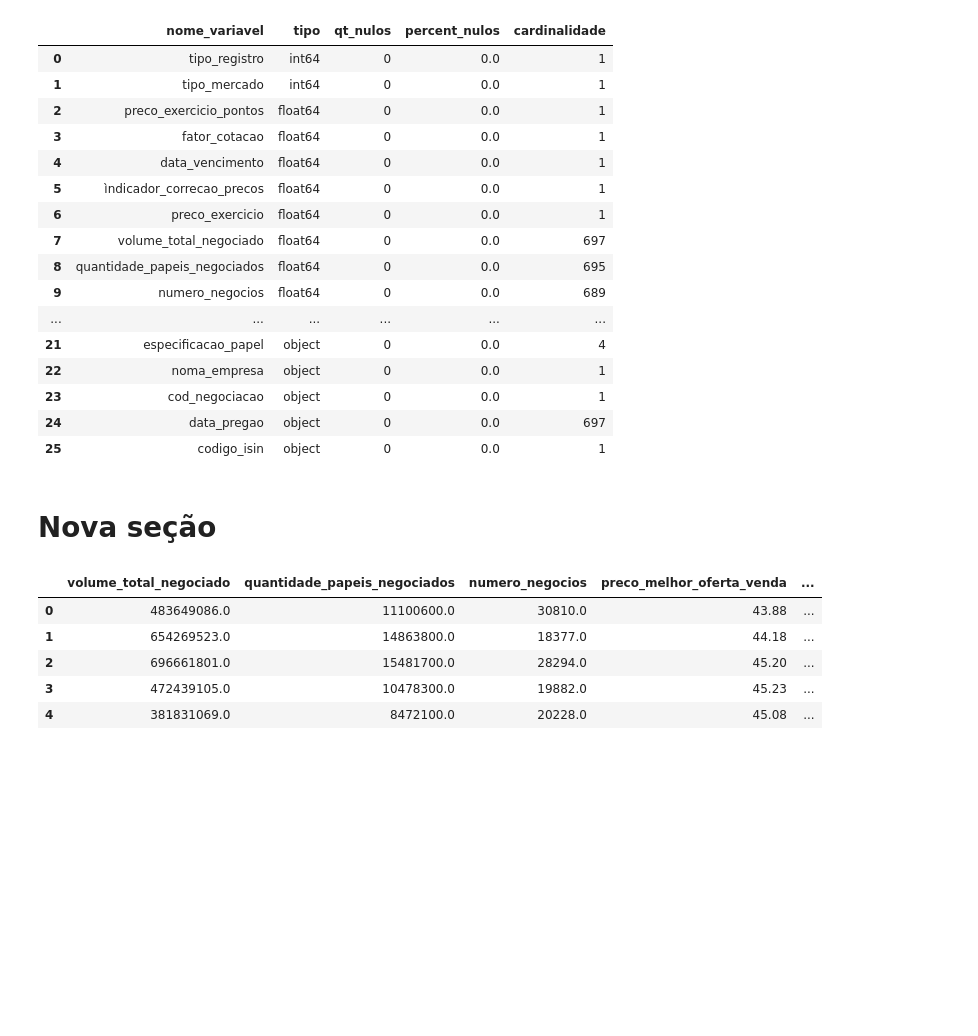
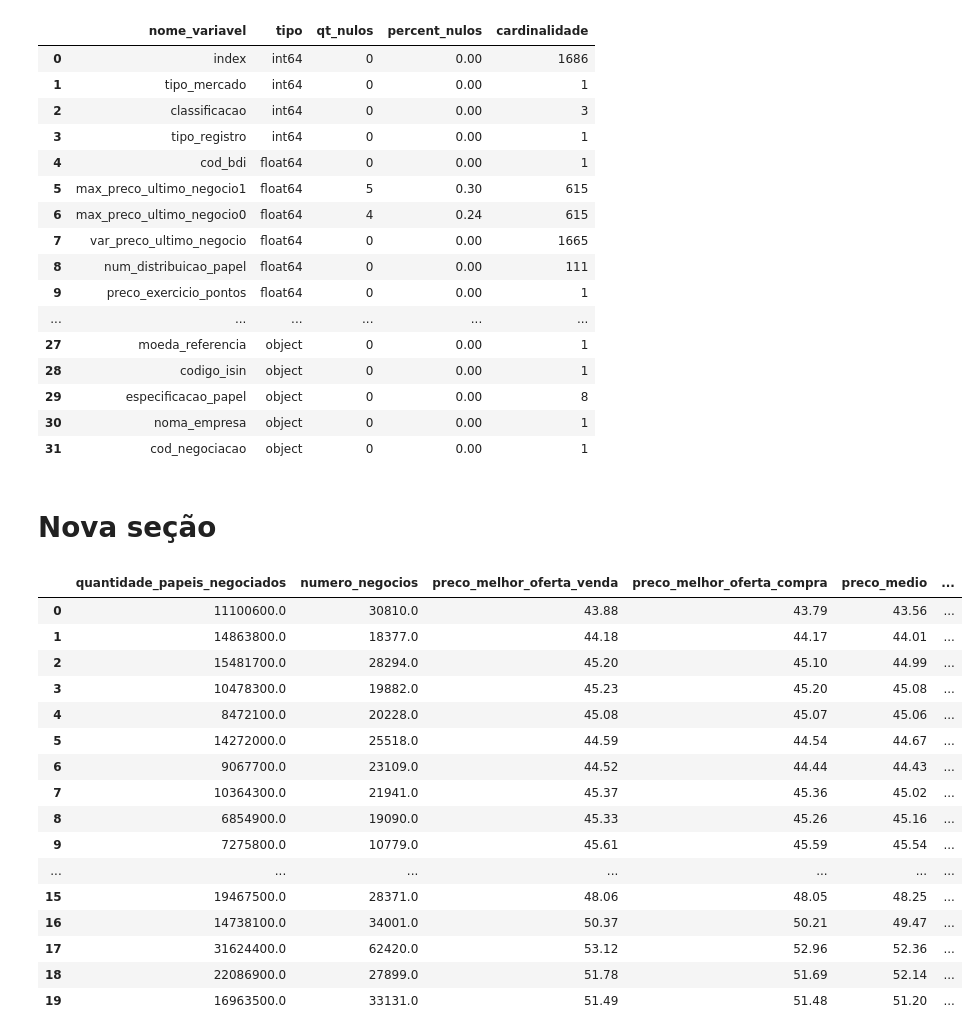
Before and after one commit to MatheusHenriqueDaSilva/data_science, a Jupyter notebook: Untitled11.ipynb, the cells around one changed output. Cells and saved outputs as stored; diff of their text form; code cells hidden in the pictures; blank space fills up the shorter version.

```diff
--- a/Untitled11.ipynb
+++ b/Untitled11.ipynb
@@ -11,8 +11,8 @@ import pickle
 from sklearn.model_selection import train_test_split
 # %%
 tamanho_campos=[2,8,2,12,3,12,10,3,4,13,13,13,13,13,13,13,5,18,18,13,1,8,7,13,12,3]
-ANOS=[2022,2023,2024]#2018,2019,2020,2021,
-#dados = {}  # Dicionário para armazenar os DataFrames
+ANOS=[2018,2019,2020,2021,2022,2023,2024]
+dados = {}  # Dicionário para armazenar os DataFrames
 
 for ano in ANOS:
   dados[f'data_{ano}'] = pd.read_fwf(f'/content/COTAHIST_A{ano}.TXT', widths=tamanho_campos, header=0)
@@ -105,52 +100,63 @@ def generate_metadata(dataframe):
 
     return metadata2
 
-metadados = generate_metadata(data)
+metadados = generate_metadata(data_itub4)
 metadados.head(50)
 # %% [output]
 |  | nome_variavel | tipo | qt_nulos | percent_nulos | cardinalidade |
-| 0 | tipo_registro | int64 | 0 | 0.0 | 1 |
-| 1 | tipo_mercado | int64 | 0 | 0.0 | 1 |
-| 2 | preco_exercicio_pontos | float64 | 0 | 0.0 | 1 |
-| 3 | fator_cotacao | float64 | 0 | 0.0 | 1 |
-| 4 | data_vencimento | float64 | 0 | 0.0 | 1 |
-| 5 | ìndicador_correcao_precos | float64 | 0 | 0.0 | 1 |
-| 6 | preco_exercicio | float64 | 0 | 0.0 | 1 |
-| 7 | volume_total_negociado | float64 | 0 | 0.0 | 697 |
-| 8 | quantidade_papeis_negociados | float64 | 0 | 0.0 | 695 |
-| 9 | numero_negocios | float64 | 0 | 0.0 | 689 |
+| 0 | index | int64 | 0 | 0.00 | 1686 |
+| 1 | tipo_mercado | int64 | 0 | 0.00 | 1 |
+| 2 | classificacao | int64 | 0 | 0.00 | 3 |
+| 3 | tipo_registro | int64 | 0 | 0.00 | 1 |
+| 4 | cod_bdi | float64 | 0 | 0.00 | 1 |
+| 5 | max_preco_ultimo_negocio1 | float64 | 5 | 0.30 | 615 |
+| 6 | max_preco_ultimo_negocio0 | float64 | 4 | 0.24 | 615 |
+| 7 | var_preco_ultimo_negocio | float64 | 0 | 0.00 | 1665 |
+| 8 | num_distribuicao_papel | float64 | 0 | 0.00 | 111 |
+| 9 | preco_exercicio_pontos | float64 | 0 | 0.00 | 1 |
 | ... | ... | ... | ... | ... | ... |
-| 21 | especificacao_papel | object | 0 | 0.0 | 4 |
-| 22 | noma_empresa | object | 0 | 0.0 | 1 |
-| 23 | cod_negociacao | object | 0 | 0.0 | 1 |
-| 24 | data_pregao | object | 0 | 0.0 | 697 |
-| 25 | codigo_isin | object | 0 | 0.0 | 1 |
+| 27 | moeda_referencia | object | 0 | 0.00 | 1 |
+| 28 | codigo_isin | object | 0 | 0.00 | 1 |
+| 29 | especificacao_papel | object | 0 | 0.00 | 8 |
+| 30 | noma_empresa | object | 0 | 0.00 | 1 |
+| 31 | cod_negociacao | object | 0 | 0.00 | 1 |
 # %% [markdown]
 # Nova seção
+# %%
+#data_itub4['var_preco_ultimo_negocio'] = data_itub4['preco_ultimo_negocio'].pct_change(-5).fillna(0)
+data_itub4['var_preco_ultimo_negocio']  = (data_itub4['preco_ultimo_negocio'].diff(-20).fillna(0)/data_itub4['preco_ultimo_negocio'])
 # %%
-data_itub4['var_preco_ultimo_negocio'] = (data_itub4['preco_ultimo_negocio'].diff(20).fillna(0)/data_itub4['preco_ultimo_negocio'])
 
 def criar_target(valor):
   if valor >=0.01:
     return 1
   elif valor <=-0.01:
     return -1
   else:
     return 0
 
 data_itub4['classificacao'] = data_itub4['var_preco_ultimo_negocio'].apply(criar_target)
 
-lista_spec = ['volume_total_negociado','quantidade_papeis_negociados','numero_negocios','preco_melhor_oferta_venda','preco_melhor_oferta_compra',
-              'preco_medio','preco_minimo','preco_maximo','preco_abertura','num_distribuicao_papel']
+lista_spec = ['quantidade_papeis_negociados','numero_negocios','preco_melhor_oferta_venda','preco_melhor_oferta_compra',
+              'preco_medio','preco_minimo','preco_maximo','preco_abertura','num_distribuicao_papel','preco_ultimo_negocio']
 target = data_itub4['classificacao']
 data_itub4_clean = data_itub4.loc[:,lista_spec].reset_index(drop=True)
-
-#.sort_values(by='data_pregao')
-data_itub4_clean.head()
+data_itub4_clean.head(20)
 # %% [output]
-|  | volume_total_negociado | quantidade_papeis_negociados | numero_negocios | preco_melhor_oferta_venda | ... |
-| 0 | 483649086.0 | 11100600.0 | 30810.0 | 43.88 | ... |
-| 1 | 654269523.0 | 14863800.0 | 18377.0 | 44.18 | ... |
-| 2 | 696661801.0 | 15481700.0 | 28294.0 | 45.20 | ... |
-| 3 | 472439105.0 | 10478300.0 | 19882.0 | 45.23 | ... |
-| 4 | 381831069.0 | 8472100.0 | 20228.0 | 45.08 | ... |
+|  | quantidade_papeis_negociados | numero_negocios | preco_melhor_oferta_venda | preco_melhor_oferta_compra | preco_medio | ... |
+| 0 | 11100600.0 | 30810.0 | 43.88 | 43.79 | 43.56 | ... |
+| 1 | 14863800.0 | 18377.0 | 44.18 | 44.17 | 44.01 | ... |
+| 2 | 15481700.0 | 28294.0 | 45.20 | 45.10 | 44.99 | ... |
+| 3 | 10478300.0 | 19882.0 | 45.23 | 45.20 | 45.08 | ... |
+| 4 | 8472100.0 | 20228.0 | 45.08 | 45.07 | 45.06 | ... |
+| 5 | 14272000.0 | 25518.0 | 44.59 | 44.54 | 44.67 | ... |
+| 6 | 9067700.0 | 23109.0 | 44.52 | 44.44 | 44.43 | ... |
+| 7 | 10364300.0 | 21941.0 | 45.37 | 45.36 | 45.02 | ... |
+| 8 | 6854900.0 | 19090.0 | 45.33 | 45.26 | 45.16 | ... |
+| 9 | 7275800.0 | 10779.0 | 45.61 | 45.59 | 45.54 | ... |
+| ... | ... | ... | ... | ... | ... | ... |
+| 15 | 19467500.0 | 28371.0 | 48.06 | 48.05 | 48.25 | ... |
+| 16 | 14738100.0 | 34001.0 | 50.37 | 50.21 | 49.47 | ... |
+| 17 | 31624400.0 | 62420.0 | 53.12 | 52.96 | 52.36 | ... |
+| 18 | 22086900.0 | 27899.0 | 51.78 | 51.69 | 52.14 | ... |
+| 19 | 16963500.0 | 33131.0 | 51.49 | 51.48 | 51.20 | ... |
```
Also changed, not shown: parts of 5 cells of this notebook.
